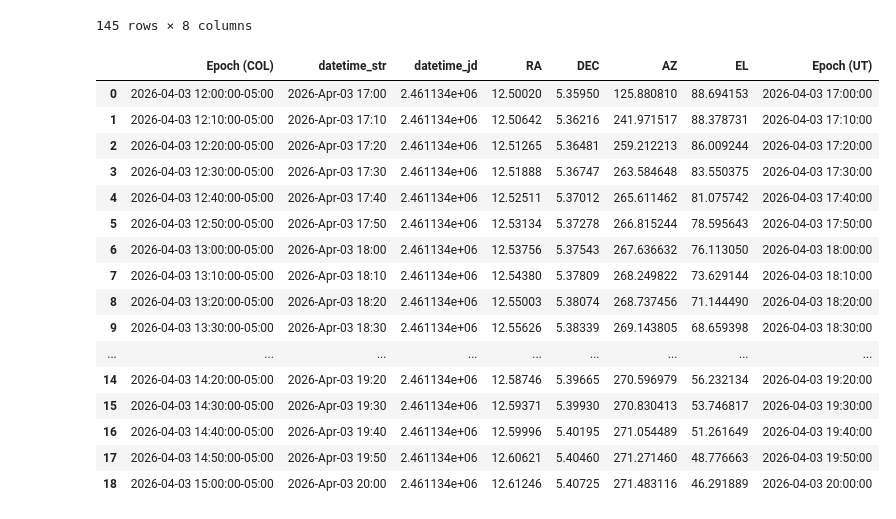
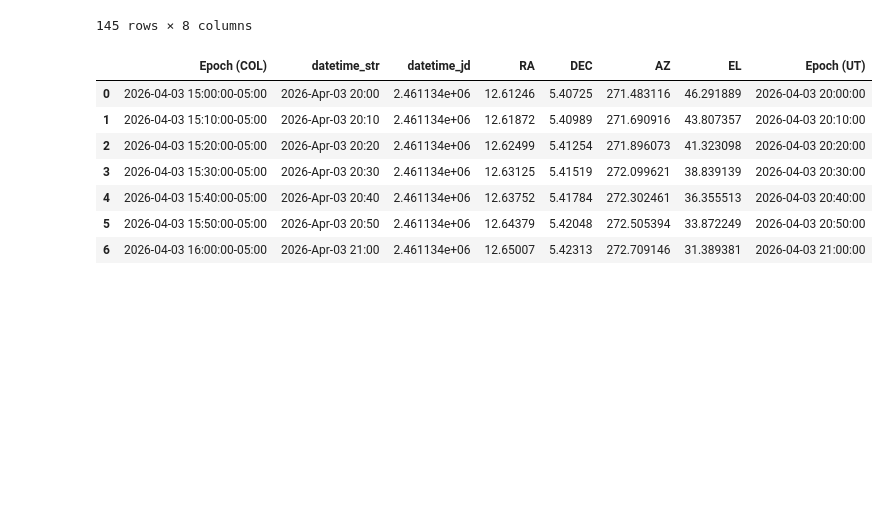
Before and after one commit to Daniel-534/IntroduccionAstronomiaPractica, a Jupyter notebook: CirculosPrincipales-CoordenadasCelestes/Analisis.ipynb, the cells around one changed output. Saved outputs shown, nothing was run; the diff lists cells and outputs as text; code cells hidden in the pictures; blank space fills up the shorter version.

```diff
--- a/CirculosPrincipales-CoordenadasCelestes/Analisis.ipynb
+++ b/CirculosPrincipales-CoordenadasCelestes/Analisis.ipynb
@@ -91,23 +91,14 @@ Shape  : 145 rows × 8 columns
 | 144 | 2026-Apr-04 00:00 | 2.461134e+06 | 12.76381 | 5.47073 | 277.282421 | -13.178914 | 2026-04-04 00:00:00 | 2026-04-03 19:00:00-05:00 |
 145 rows × 8 columns
 # %%
-df_filtrado = df.set_index("Epoch (COL)").between_time("12:00", "15:00").reset_index()
+df_filtrado = df.set_index("Epoch (COL)").between_time("15:00", "16:00").reset_index()
 df_filtrado
 # %% [output]
 |  | Epoch (COL) | datetime_str | datetime_jd | RA | DEC | AZ | EL | Epoch (UT) |
-| 0 | 2026-04-03 12:00:00-05:00 | 2026-Apr-03 17:00 | 2.461134e+06 | 12.50020 | 5.35950 | 125.880810 | 88.694153 | 2026-04-03 17:00:00 |
-| 1 | 2026-04-03 12:10:00-05:00 | 2026-Apr-03 17:10 | 2.461134e+06 | 12.50642 | 5.36216 | 241.971517 | 88.378731 | 2026-04-03 17:10:00 |
-| 2 | 2026-04-03 12:20:00-05:00 | 2026-Apr-03 17:20 | 2.461134e+06 | 12.51265 | 5.36481 | 259.212213 | 86.009244 | 2026-04-03 17:20:00 |
-| 3 | 2026-04-03 12:30:00-05:00 | 2026-Apr-03 17:30 | 2.461134e+06 | 12.51888 | 5.36747 | 263.584648 | 83.550375 | 2026-04-03 17:30:00 |
-| 4 | 2026-04-03 12:40:00-05:00 | 2026-Apr-03 17:40 | 2.461134e+06 | 12.52511 | 5.37012 | 265.611462 | 81.075742 | 2026-04-03 17:40:00 |
-| 5 | 2026-04-03 12:50:00-05:00 | 2026-Apr-03 17:50 | 2.461134e+06 | 12.53134 | 5.37278 | 266.815244 | 78.595643 | 2026-04-03 17:50:00 |
-| 6 | 2026-04-03 13:00:00-05:00 | 2026-Apr-03 18:00 | 2.461134e+06 | 12.53756 | 5.37543 | 267.636632 | 76.113050 | 2026-04-03 18:00:00 |
-| 7 | 2026-04-03 13:10:00-05:00 | 2026-Apr-03 18:10 | 2.461134e+06 | 12.54380 | 5.37809 | 268.249822 | 73.629144 | 2026-04-03 18:10:00 |
-| 8 | 2026-04-03 13:20:00-05:00 | 2026-Apr-03 18:20 | 2.461134e+06 | 12.55003 | 5.38074 | 268.737456 | 71.144490 | 2026-04-03 18:20:00 |
-| 9 | 2026-04-03 13:30:00-05:00 | 2026-Apr-03 18:30 | 2.461134e+06 | 12.55626 | 5.38339 | 269.143805 | 68.659398 | 2026-04-03 18:30:00 |
-| ... | ... | ... | ... | ... | ... | ... | ... | ... |
-| 14 | 2026-04-03 14:20:00-05:00 | 2026-Apr-03 19:20 | 2.461134e+06 | 12.58746 | 5.39665 | 270.596979 | 56.232134 | 2026-04-03 19:20:00 |
-| 15 | 2026-04-03 14:30:00-05:00 | 2026-Apr-03 19:30 | 2.461134e+06 | 12.59371 | 5.39930 | 270.830413 | 53.746817 | 2026-04-03 19:30:00 |
-| 16 | 2026-04-03 14:40:00-05:00 | 2026-Apr-03 19:40 | 2.461134e+06 | 12.59996 | 5.40195 | 271.054489 | 51.261649 | 2026-04-03 19:40:00 |
-| 17 | 2026-04-03 14:50:00-05:00 | 2026-Apr-03 19:50 | 2.461134e+06 | 12.60621 | 5.40460 | 271.271460 | 48.776663 | 2026-04-03 19:50:00 |
-| 18 | 2026-04-03 15:00:00-05:00 | 2026-Apr-03 20:00 | 2.461134e+06 | 12.61246 | 5.40725 | 271.483116 | 46.291889 | 2026-04-03 20:00:00 |
+| 0 | 2026-04-03 15:00:00-05:00 | 2026-Apr-03 20:00 | 2.461134e+06 | 12.61246 | 5.40725 | 271.483116 | 46.291889 | 2026-04-03 20:00:00 |
+| 1 | 2026-04-03 15:10:00-05:00 | 2026-Apr-03 20:10 | 2.461134e+06 | 12.61872 | 5.40989 | 271.690916 | 43.807357 | 2026-04-03 20:10:00 |
+| 2 | 2026-04-03 15:20:00-05:00 | 2026-Apr-03 20:20 | 2.461134e+06 | 12.62499 | 5.41254 | 271.896073 | 41.323098 | 2026-04-03 20:20:00 |
+| 3 | 2026-04-03 15:30:00-05:00 | 2026-Apr-03 20:30 | 2.461134e+06 | 12.63125 | 5.41519 | 272.099621 | 38.839139 | 2026-04-03 20:30:00 |
+| 4 | 2026-04-03 15:40:00-05:00 | 2026-Apr-03 20:40 | 2.461134e+06 | 12.63752 | 5.41784 | 272.302461 | 36.355513 | 2026-04-03 20:40:00 |
+| 5 | 2026-04-03 15:50:00-05:00 | 2026-Apr-03 20:50 | 2.461134e+06 | 12.64379 | 5.42048 | 272.505394 | 33.872249 | 2026-04-03 20:50:00 |
+| 6 | 2026-04-03 16:00:00-05:00 | 2026-Apr-03 21:00 | 2.461134e+06 | 12.65007 | 5.42313 | 272.709146 | 31.389381 | 2026-04-03 21:00:00 |
```
Also changed, not shown: parts of 1 cell of this notebook.
